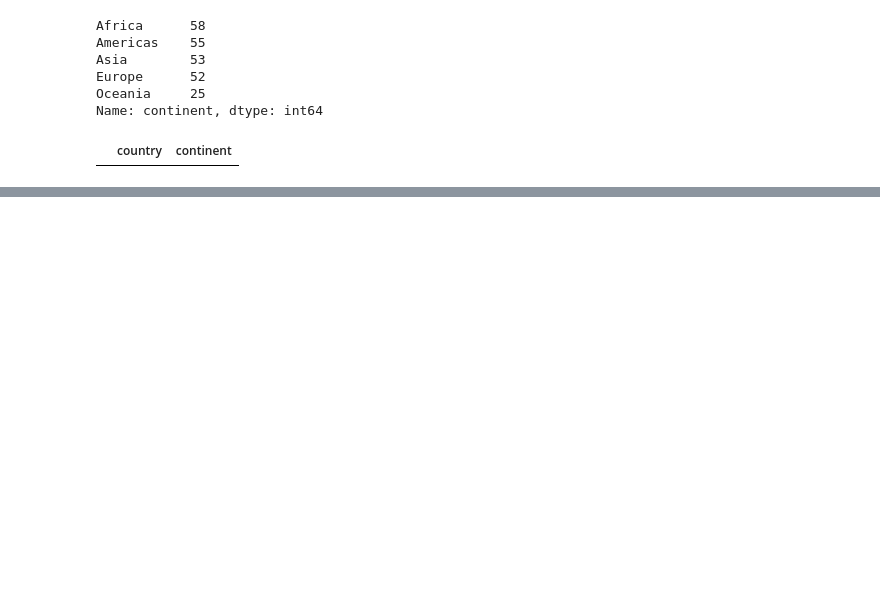
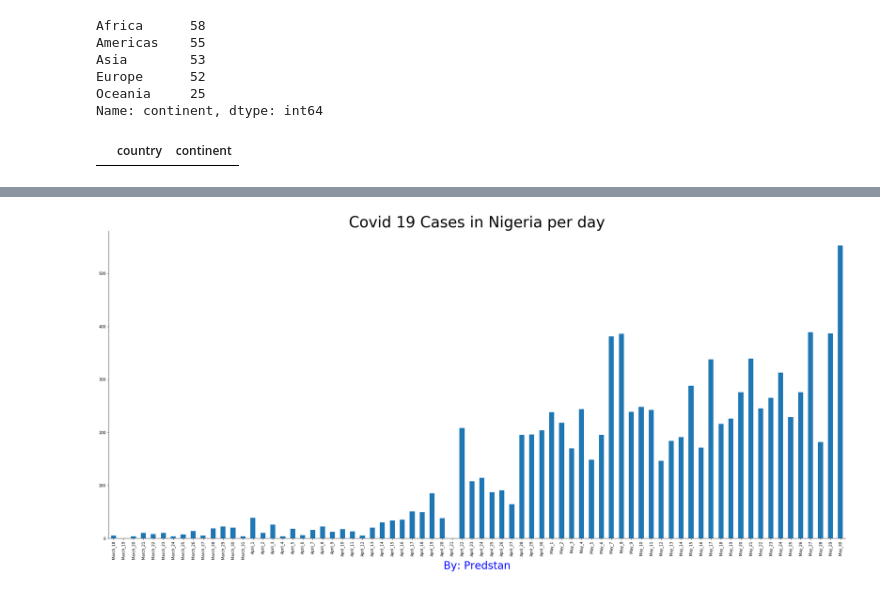
Before and after one commit to Predstan/COVID-19, a Jupyter notebook: covid_code.ipynb, the cells around one changed output, grey strips where cells are left out. Drawn from its saved outputs; the diff is of its cells as text; code cells hidden in the pictures; blank space fills up the shorter version.

```diff
--- a/covid_code.ipynb
+++ b/covid_code.ipynb
@@ -395,0 +391,6 @@ SyntaxError: invalid syntax (<ipython-input-54-e33ed717e2a9>, line 1)
+# %%
+Nigeria_confirmed = confirmed_per_day[confirmed_per_day["Country/Region"] == "Nigeria"]
+# %%
+Nigeria_confirmedd = Nigeria_confirmed.iloc[:, 60:]
+# %%
+df_t = Nigeria_confirmedd.T
@@ -395,0 +413,3 @@ SyntaxError: invalid syntax (<ipython-input-54-e33ed717e2a9>, line 1)
+# %%
+df_t = df_t.iloc[:76,:]
+df_t
@@ -395,0 +430,11 @@ SyntaxError: invalid syntax (<ipython-input-54-e33ed717e2a9>, line 1)
+# %%
+fig, ax = plt.subplots(figsize = (35,15))
+ax = df_t[173].plot.bar(rot = 90)
+spines = ["right", "top"]
+for spot in spines:
+            ax.spines[spot].set_visible(False)
+ax.set_title("Covid 19 Cases in Nigeria per day", fontsize = 40)
+ax.set_xlabel("By: Predstan", fontsize = 28, c = "blue")
+fig.savefig("covid-19 Nigeria")
+# %% [output]
+[figure, added]
```
Also changed, not shown: parts of 23 cells of this notebook.
